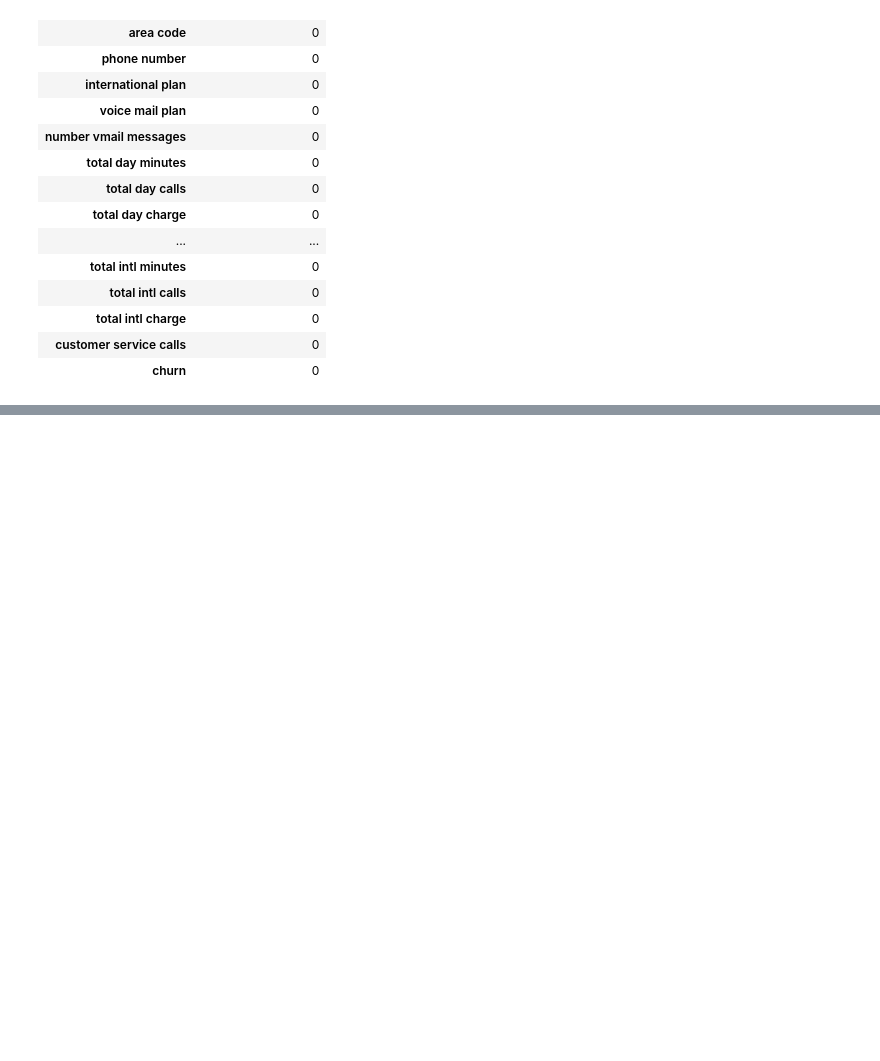
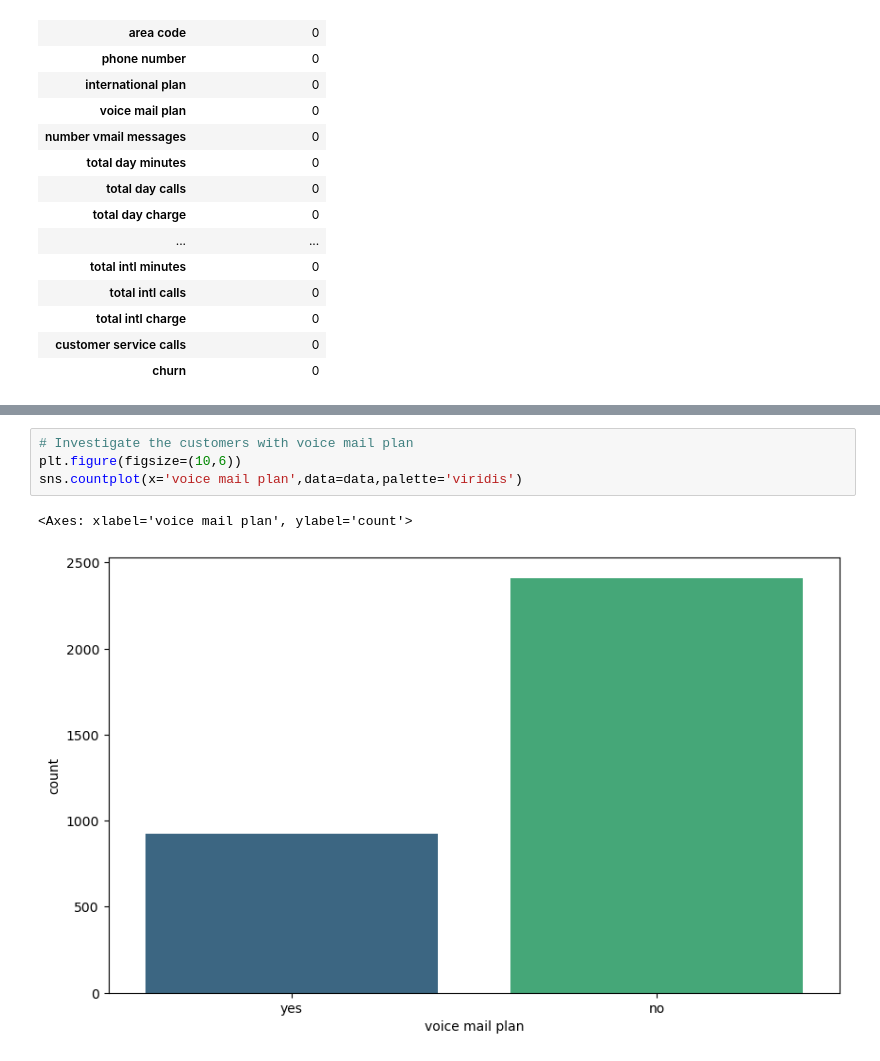
Before and after one commit to georgembugua00/syriatel_customer_churn_project, a Jupyter notebook: notebook.ipynb, the cells around one changed output, grey strips where cells are left out. Drawn from its saved outputs; the diff is of its cells as text; blank space fills up the shorter version.

```diff
--- a/notebook.ipynb
+++ b/notebook.ipynb
@@ -171,0 +184,7 @@ null
+# %%
+# Investigate the customers with voice mail plan
+plt.figure(figsize=(10,6))
+sns.countplot(x='voice mail plan',data=data,palette='viridis')
+# %% [output]
+<Axes: xlabel='voice mail plan', ylabel='count'>
+[figure, added]
```
Also changed, not shown: parts of 12 cells of this notebook.
